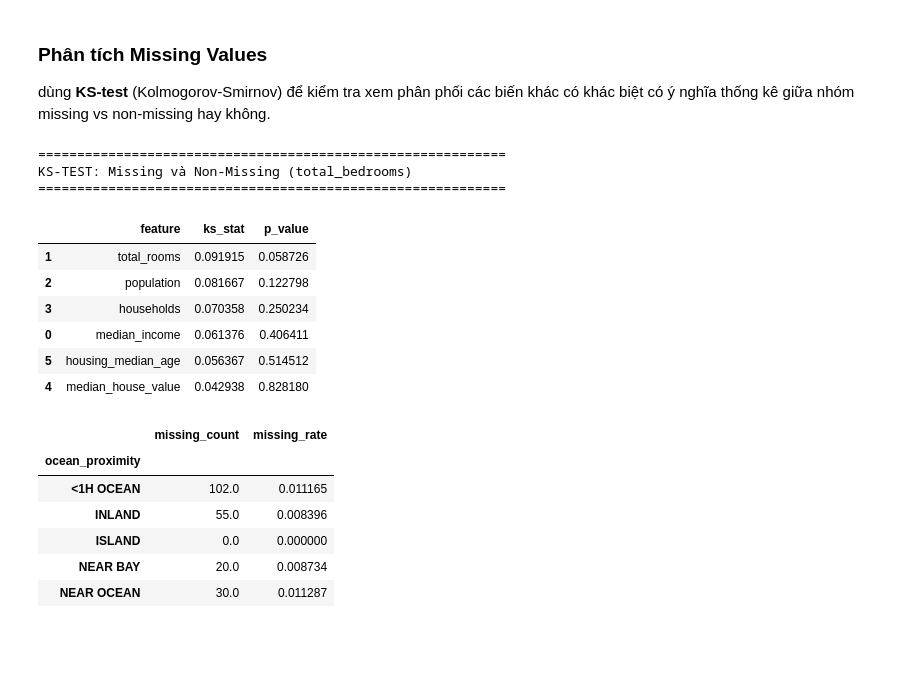
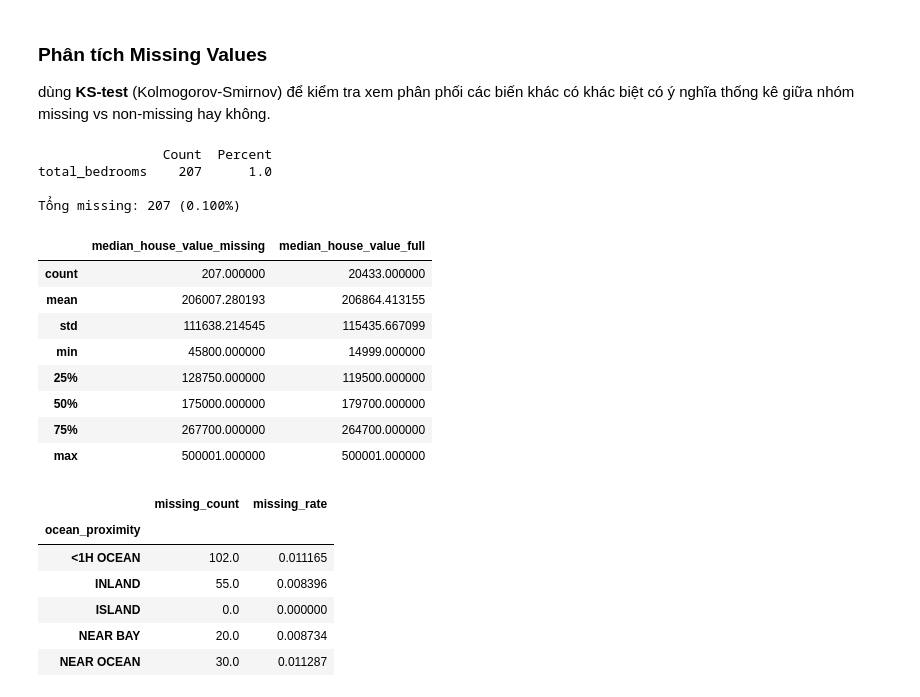
Before and after one commit to baocodeai/california-housing-price, a Jupyter notebook: california_housing.ipynb, the cells around one changed output. Saved outputs shown, nothing was run; the diff lists cells and outputs as text; code cells hidden in the pictures; blank space fills up the shorter version.

```diff
--- a/california_housing.ipynb
+++ b/california_housing.ipynb
@@ -130,36 +119,36 @@ summary.sort_values("skew", ascending=False)
 # %% [markdown]
 ### Phân tích Missing Values
 dùng **KS-test** (Kolmogorov-Smirnov) để kiểm tra xem phân phối các biến khác có khác biệt có ý nghĩa thống kê giữa nhóm missing vs non-missing hay không.
-# %%
-missing_mask = df["total_bedrooms"].isna()
-
-print("="*60)
-print("KS-TEST: Missing và Non-Missing (total_bedrooms)")
-print("="*60)
-
-check_cols = ["median_income", "total_rooms", "population",
-             "households", "median_house_value", "housing_median_age"]
-
-results = []
-for col in check_cols:
-    a = df.loc[missing_mask, col].dropna()
-    b = df.loc[~missing_mask, col].dropna()
-    stat, p = ks_2samp(a, b)
-    results.append({"feature": col, "ks_stat": stat, "p_value": p})
-
-ks_table = pd.DataFrame(results).sort_values("p_value")
-ks_table
-# %% [output]
-============================================================
-KS-TEST: Missing và Non-Missing (total_bedrooms)
-============================================================
-|  | feature | ks_stat | p_value |
-| 1 | total_rooms | 0.091915 | 0.058726 |
-| 2 | population | 0.081667 | 0.122798 |
-| 3 | households | 0.070358 | 0.250234 |
-| 0 | median_income | 0.061376 | 0.406411 |
-| 5 | housing_median_age | 0.056367 | 0.514512 |
-| 4 | median_house_value | 0.042938 | 0.828180 |
+# %%
+missing = df.isnull().sum()
+missing_pct = (df.isnull().sum() / len(df) * 100).round(2)
+missing_df = pd.DataFrame({"Count": missing, "Percent": missing_pct})
+print(missing_df[missing_df["Count"] > 0])
+print(f"\nTổng missing: {df.isnull().sum().sum()} ({df.isnull().sum().sum()/df.size*100:.3f}%)")
+# %% [output]
+                Count  Percent
+total_bedrooms    207      1.0
+
+Tổng missing: 207 (0.100%)
+# %%
+g_missing = df[df['total_bedrooms'].isnull()]
+g_full    = df[~df['total_bedrooms'].isnull()]
+
+summary = pd.DataFrame({
+    'median_house_value_missing': g_missing['median_house_value'].describe(),
+    'median_house_value_full':    g_full['median_house_value'].describe()
+})
+display(summary)
+# %% [output]
+|  | median_house_value_missing | median_house_value_full |
+| count | 207.000000 | 20433.000000 |
+| mean | 206007.280193 | 206864.413155 |
+| std | 111638.214545 | 115435.667099 |
+| min | 45800.000000 | 14999.000000 |
+| 25% | 128750.000000 | 119500.000000 |
+| 50% | 175000.000000 | 179700.000000 |
+| 75% | 267700.000000 | 264700.000000 |
+| max | 500001.000000 | 500001.000000 |
 # %%
 zone_missing = (
     df.groupby("ocean_proximity")["total_bedrooms"]
```
Also changed, not shown: parts of 5 cells of this notebook, 6 other files.
